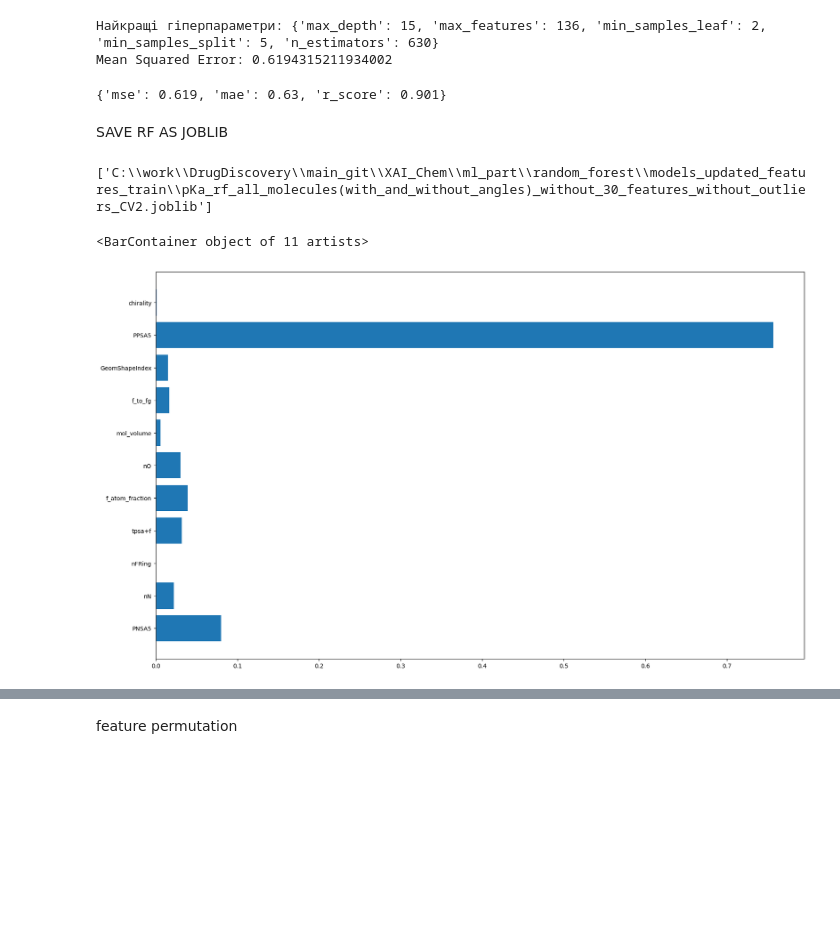
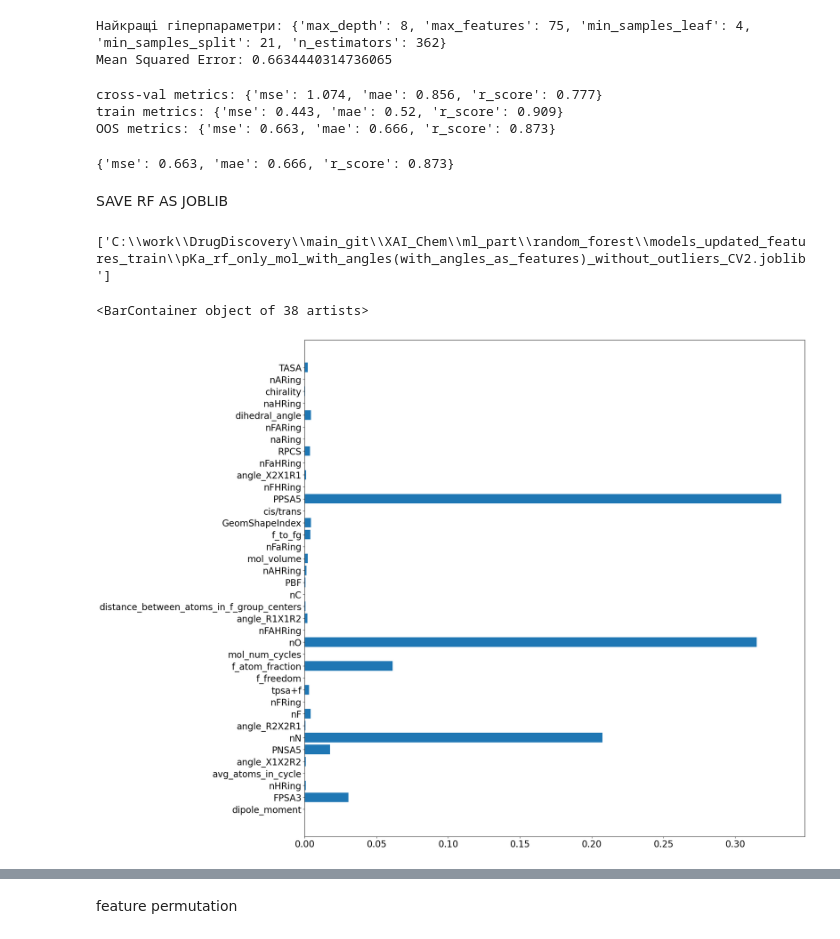
Before and after one commit to blackthorn-ai/XAI_Chem, a Jupyter notebook: ml_part/random_forest/models_updated_features_train/pKa_training.ipynb, the cells around one changed output, grey strips where cells are left out. Saved outputs shown, nothing was run; the diff lists cells and outputs as text; code cells hidden in the pictures; blank space fills up the shorter version.

```diff
--- a/ml_part/random_forest/models_updated_features_train/pKa_training.ipynb
+++ b/ml_part/random_forest/models_updated_features_train/pKa_training.ipynb
@@ -31,22 +65,19 @@ CSV_PATH = r'C:\work\DrugDiscovery\main_git\XAI_Chem\data\updated_features\remai
 smiles_filepath = r'C:\work\DrugDiscovery\main_git\XAI_Chem\data\updated_features\smiles_to_index.pkl'
 
 dataPreparation = DataPreparation(CSV_PATH)
-outliers_features_to_skip = ['FPSA3', 'nHRing', 'PBF', 'distance_between_atoms_in_f_group_centers',
-                             'nC', 'TASA', 'f_freedom', 'RPCS', 'avg_atoms_in_cycle', 'cis/trans',
-                             'nF', 'naHRing', 'nFARing', 'naRing', 'nFaHRing', 'nFHRing', 'nAHRing',
-                             'nFaRing', 'nFAHRing', 'mol_num_cycles', 'nARing', 'dipole_moment']
+outliers_features_to_skip = ['dipole_moment']
 X, y = dataPreparation.prepare_data_for_RF(is_pKa=True,
                                            use_mandatory_features=True,
                                            is_remove_outliers=True,
-                                           is_remove_nan=False,
+                                           is_remove_nan=True,
                                            outliers_features_to_skip=outliers_features_to_skip)
 
-features_to_drop = []
-for feature_name in X.columns:
-    if "angle" in feature_name.lower() or feature_name in outliers_features_to_skip:
-        features_to_drop.append(feature_name)
+# features_to_drop = []
+# for feature_name in X.columns:
+#     if "angle" in feature_name.lower() or feature_name in outliers_features_to_skip:
+#         features_to_drop.append(feature_name)
 
-X = X.drop(features_to_drop, axis=1)
+# X = X.drop(features_to_drop, axis=1)
 
 rf_train = RFTrain(X=X,
                    y=y,
@@ -72,8 +111,28 @@ model = rf_train.train(max_depth=best_hyperparams['max_depth'],
                        min_samples_split=best_hyperparams['min_samples_split'],
                        n_estimators=best_hyperparams['n_estimators'])
 # %% [output]
-Найкращі гіперпараметри: {'max_depth': 15, 'max_features': 136, 'min_samples_leaf': 2, 'min_samples_split': 5, 'n_estimators': 630}
-Mean Squared Error: 0.6194315211934002
+Найкращі гіперпараметри: {'max_depth': 8, 'max_features': 75, 'min_samples_leaf': 4, 'min_samples_split': 21, 'n_estimators': 362}
+Mean Squared Error: 0.6634440314736065
+# %%
+y_test = rf_train.y_test
+X_test = rf_train.X_test
+
+y_pred_test = model.predict(X_test)
+
+y_train = rf_train.y_train
+X_train = rf_train.X_train
+print("cross-val metrics:", calculate_crossval_metrics(X_train, y_train, model))
+X_train = X_train.drop(['fold_id'], axis=1)
+
+
+y_pred_train = model.predict(X_train)
+
+print("train metrics:", calculate_metrics(y_train, y_pred_train))
+print("OOS metrics:", calculate_metrics(y_test, y_pred_test))
+# %% [output]
+cross-val metrics: {'mse': 1.074, 'mae': 0.856, 'r_score': 0.777}
+train metrics: {'mse': 0.443, 'mae': 0.52, 'r_score': 0.909}
+OOS metrics: {'mse': 0.663, 'mae': 0.666, 'r_score': 0.873}
 # %%
 y_test = rf_train.y_test
 X_test = rf_train.X_test
@@ -81,23 +140,24 @@ y_pred = model.predict(X_test)
 
 calculate_metrics(y_test, y_pred)
 # %% [output]
-{'mse': 0.619, 'mae': 0.63, 'r_score': 0.901}
+{'mse': 0.663, 'mae': 0.666, 'r_score': 0.873}
 # %% [markdown]
 SAVE RF AS JOBLIB
 # %%
 import joblib
 
-save_path_for_rf = r'C:\work\DrugDiscovery\main_git\XAI_Chem\ml_part\random_forest\models_updated_features_train\pKa_rf_all_molecules(with_and_without_angles)_without_30_features_without_outliers_CV2.joblib'
+save_path_for_rf = r'C:\work\DrugDiscovery\main_git\XAI_Chem\ml_part\random_forest\models_updated_features_train\pKa_rf_only_mol_with_angles(with_angles_as_features)_without_outliers_CV2.joblib'
 
 joblib.dump(model, save_path_for_rf)
 # %% [output]
-['C:\\work\\DrugDiscovery\\main_git\\XAI_Chem\\ml_part\\random_forest\\models_updated_features_train\\pKa_rf_all_molecules(with_and_without_angles)_without_30_features_without_outliers_CV2.joblib']
+['C:\\work\\DrugDiscovery\\main_git\\XAI_Chem\\ml_part\\random_forest\\models_updated_features_train\\pKa_rf_only_mol_with_angles(with_angles_as_features)_without_outliers_CV2.joblib']
 # %%
 import matplotlib.pyplot as plt
-plt.figure(figsize=(20,12))
+plt.rcParams.update({'font.size': 20})
+plt.figure(figsize=(20,20))
 plt.barh(X.columns, model.feature_importances_)
 # %% [output]
-<BarContainer object of 11 artists>
+<BarContainer object of 38 artists>
-[figure, old version]
+[figure, new version]
 # %%
 sorted_idx = model.feature_importances_.argsort()
```
Also changed, not shown: parts of 9 cells of this notebook, 18 other files.
